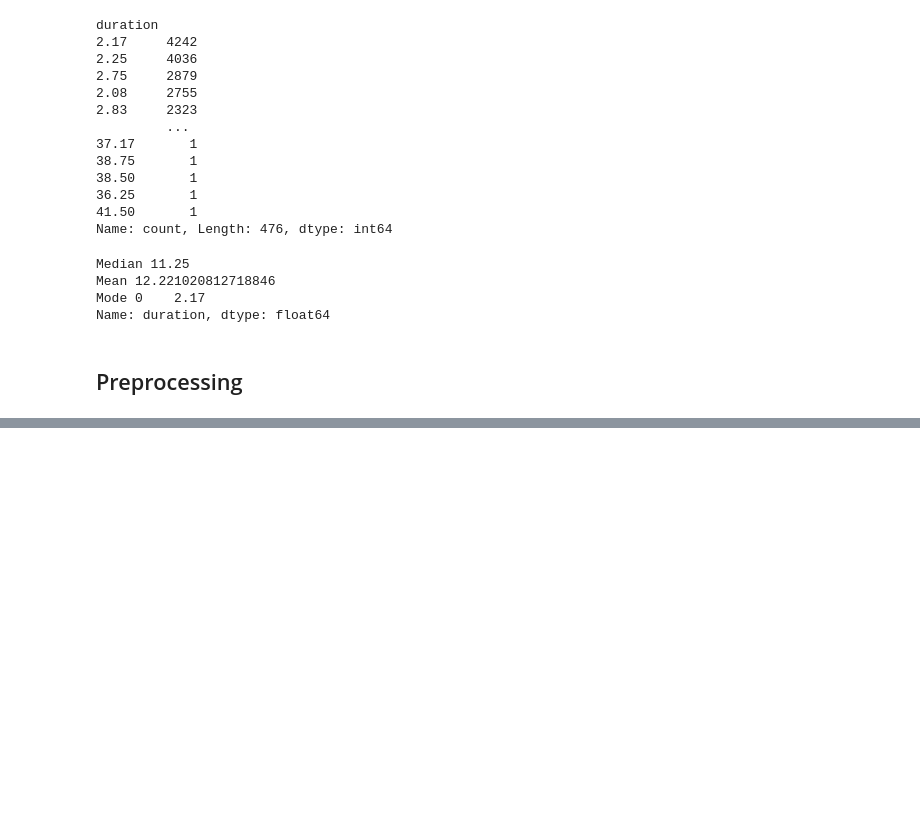
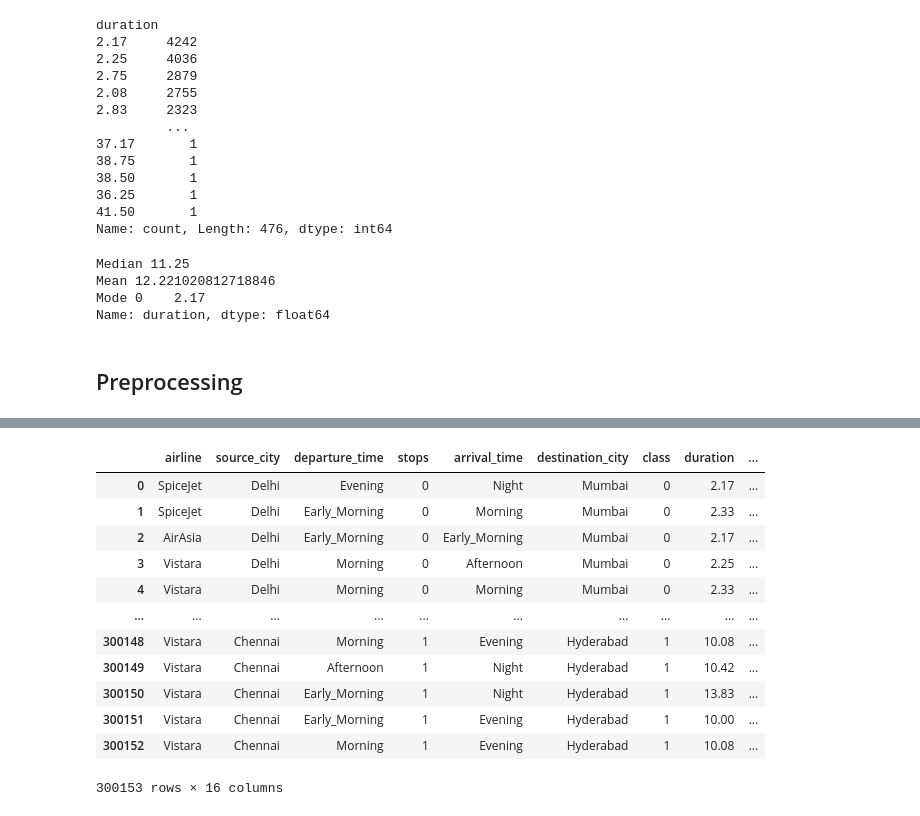
Before and after one commit to alex-yatseyko/applying_statistical_concepts, a Jupyter notebook: 07_my_folder/flight_price_prediction.ipynb, the cells around one changed output, grey strips where cells are left out. Cells and saved outputs as stored; diff of their text form; code cells hidden in the pictures; blank space fills up the shorter version.

```diff
--- a/07_my_folder/flight_price_prediction.ipynb
+++ b/07_my_folder/flight_price_prediction.ipynb
@@ -95,2 +95,5 @@ df['class'] = df['class'].replace('Business', 1)
 
 # df['class'] = df['class'].apply(lambda x: 1 if x == 'Business' else 0)
+# %%
+df.stops = pd.factorize(df.stops)[0]
+df.stops
@@ -96,0 +113,18 @@ df['class'] = df['class'].replace('Business', 1)
+# %%
+arlines_table = pd.get_dummies(df['airline'], prefix='airline')
+df = df.join(arlines_table)
+df
+# %% [output]
+|  | airline | source_city | departure_time | stops | arrival_time | destination_city | class | duration | ... |
+| 0 | SpiceJet | Delhi | Evening | 0 | Night | Mumbai | 0 | 2.17 | ... |
+| 1 | SpiceJet | Delhi | Early_Morning | 0 | Morning | Mumbai | 0 | 2.33 | ... |
+| 2 | AirAsia | Delhi | Early_Morning | 0 | Early_Morning | Mumbai | 0 | 2.17 | ... |
+| 3 | Vistara | Delhi | Morning | 0 | Afternoon | Mumbai | 0 | 2.25 | ... |
+| 4 | Vistara | Delhi | Morning | 0 | Morning | Mumbai | 0 | 2.33 | ... |
+| ... | ... | ... | ... | ... | ... | ... | ... | ... | ... |
+| 300148 | Vistara | Chennai | Morning | 1 | Evening | Hyderabad | 1 | 10.08 | ... |
+| 300149 | Vistara | Chennai | Afternoon | 1 | Night | Hyderabad | 1 | 10.42 | ... |
+| 300150 | Vistara | Chennai | Early_Morning | 1 | Night | Hyderabad | 1 | 13.83 | ... |
+| 300151 | Vistara | Chennai | Early_Morning | 1 | Evening | Hyderabad | 1 | 10.00 | ... |
+| 300152 | Vistara | Chennai | Morning | 1 | Evening | Hyderabad | 1 | 10.08 | ... |
+300153 rows × 16 columns
```
Also changed, not shown: parts of 21 cells of this notebook, 2 other files.
